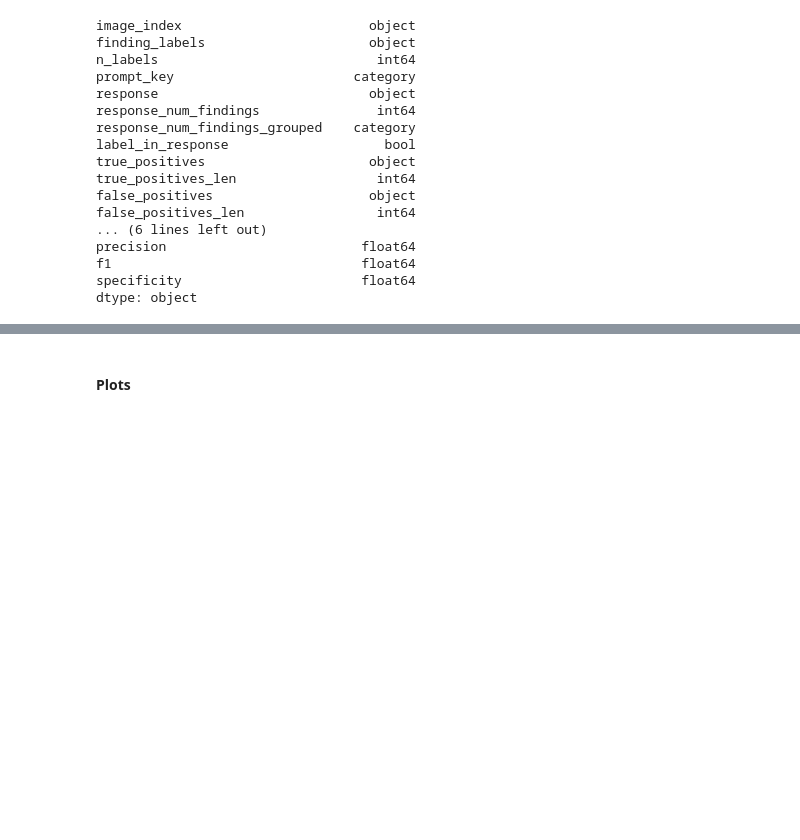
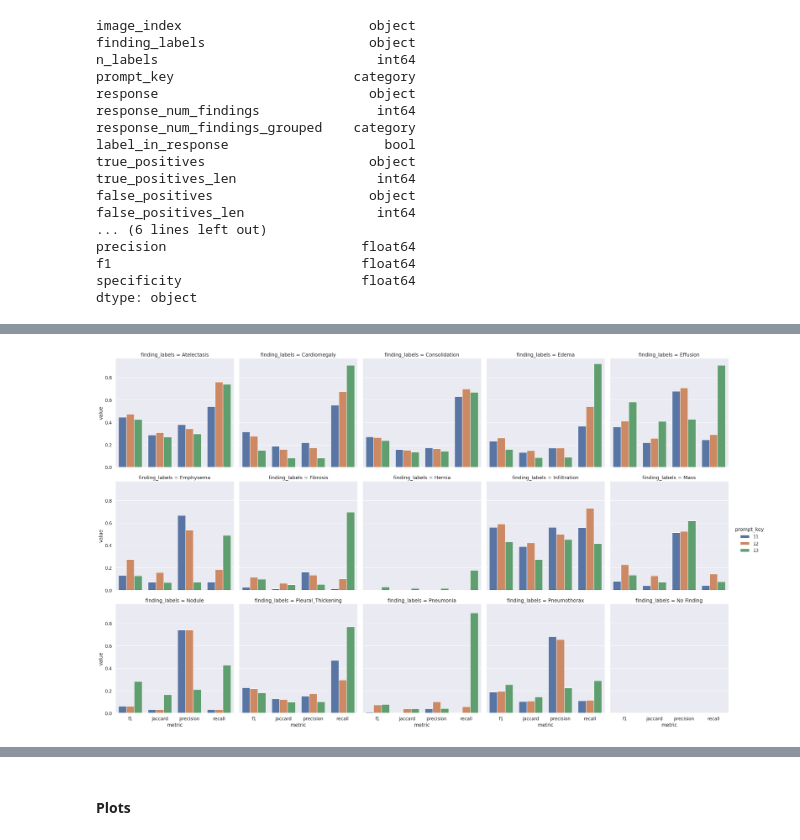
Before and after one commit to mark-rustad/CheXagent, a Jupyter notebook: get_started.ipynb, the cells around one changed output, grey strips where cells are left out. Saved outputs shown, nothing was run; the diff lists cells and outputs as text; code cells hidden in the pictures; blank space fills up the shorter version.

```diff
--- a/get_started.ipynb
+++ b/get_started.ipynb
@@ -359,0 +531,18 @@ Accuracy:  0.2680526773779727
+# %%
+prompt_keys = results["prompt_key"].unique()
+
+df_agg_wide = pd.DataFrame()
+df_agg = pd.DataFrame()
+for prompt_key in prompt_keys[:3]:
+    df_input = results[results["prompt_key"] == prompt_key].copy()
+
+    metrics_wide_i = compute_mlc_metrics_wide(df_input)
+    metrics_wide_i["prompt_key"] = prompt_key
+    df_agg_wide = pd.concat([df_agg_wide, metrics_wide_i], ignore_index=True)
+
+    metrics_i = compute_mlc_metrics(df_input)
+    metrics_i["prompt_key"] = prompt_key
+    df_agg = pd.concat([df_agg, metrics_i], ignore_index=True)
+
+display(df_agg_wide)
+display(df_agg)
@@ -359,0 +584,3 @@ Accuracy:  0.2680526773779727
+# %%
+plotdf = df_agg_wide[df_agg_wide["zerodiv"] == "nan"].drop(columns=["zerodiv"]).melt(id_vars=["metric", "prompt_key"], var_name="finding_labels")
+disp_df(plotdf)
@@ -360,3 +595,17 @@ Accuracy:  0.2680526773779727
+# %%
+sns.set_theme(context="notebook", style="darkgrid", font_scale=1.15)
+
+g = sns.catplot(
+    data=plotdf,
+    x="metric",
+    y="value",
+    kind="bar",
+    hue="prompt_key",
+    col="finding_labels",
+    col_wrap=5
+)
+# %% [output]
+[figure, added]
 # %%
 # Compute confusion matrices for each class
 mcm = multilabel_confusion_matrix(ytrue, ypred)
```
Also changed, not shown: parts of 16 cells of this notebook.
